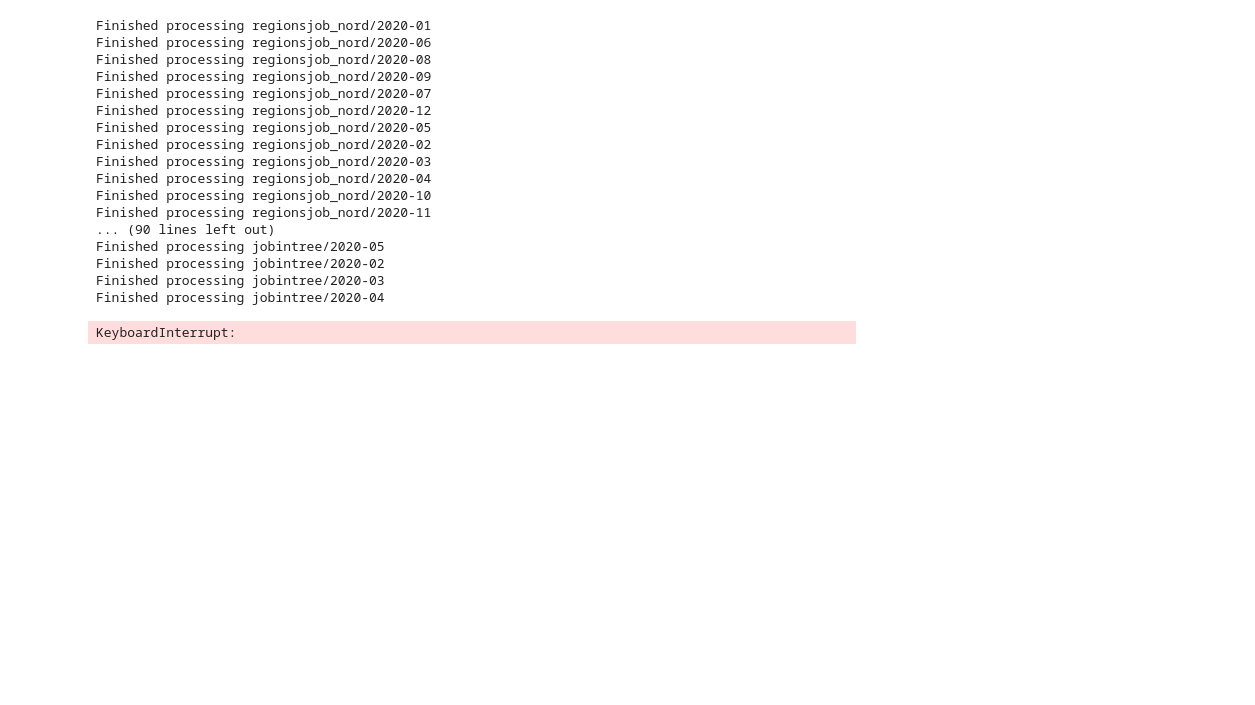
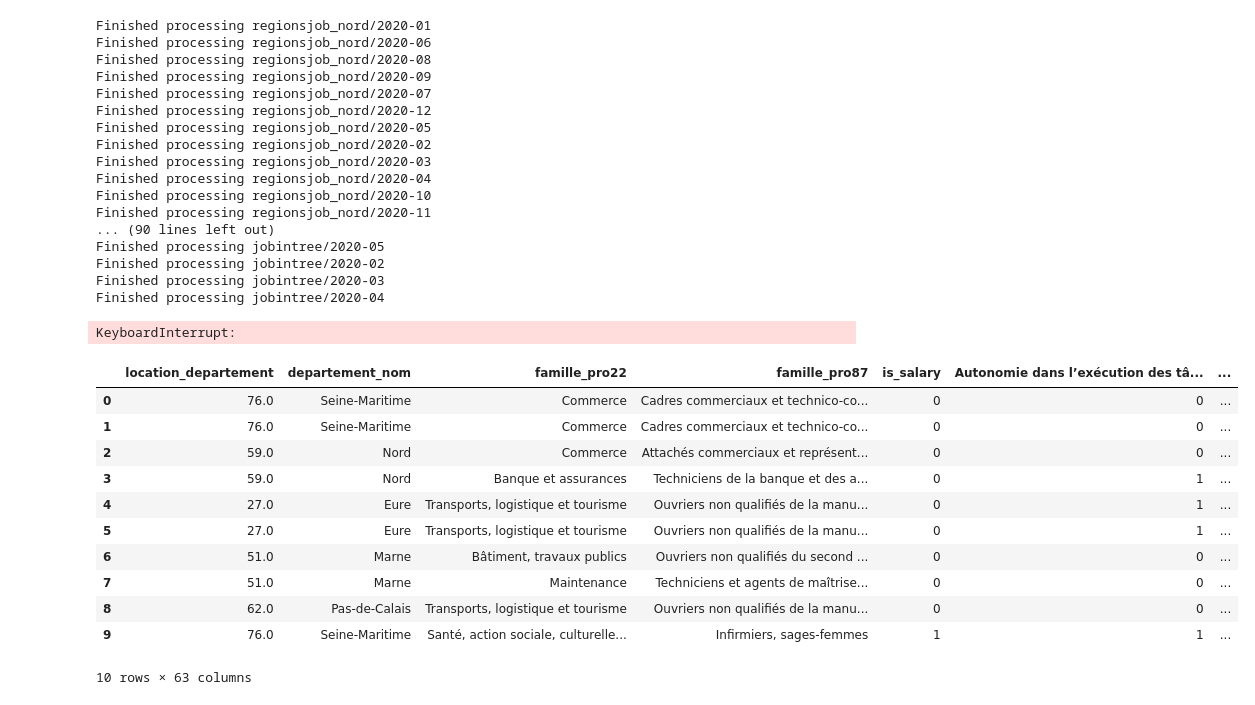
Before and after one commit to alfonsoawd/Project-NLPJobAds, a Jupyter notebook: src/04- Jocas Information Extraction.ipynb, the cells around one changed output. Cells and saved outputs as stored; diff of their text form; code cells hidden in the pictures; blank space fills up the shorter version.

```diff
--- a/src/04- Jocas Information Extraction.ipynb
+++ b/src/04- Jocas Information Extraction.ipynb
@@ -279,5 +258,45 @@ cols.insert(
 )
 merged2 = merged2[cols]
 
+# 9) Add aggregated category
+
+# 9.1 - Load attribute base
+attribute_base = pd.read_excel(attribute_base_path)
+attribute_base.drop_duplicates(subset="attribute_category_fr", inplace=True)
+
+# 9.2 - Mapping between aggregated cat and attribute cat
+mapping = (
+    attribute_base
+    .groupby('aggregate_category_fr')['attribute_category_fr']
+    .apply(list)
+    .to_dict()
+)
+
+# 9.3 - Create agg_<category> columns in merged2
+for agg_cat, sub_attrs in mapping.items():
+    col_name = f'agg_{agg_cat}'
+    valid_subs = [col for col in sub_attrs if col in merged2.columns]
+    if valid_subs:
+        # 1 if any sub-attribute is 1, else 0
+        merged2[col_name] = merged2[valid_subs].any(axis=1).astype(int)
+    else:
+        merged2[col_name] = 0
+
 # Export results
 merged2.to_csv(output_file, index=False)
+# %%
+# Head of the final dataset
+merged2.head(10)
+# %% [output]
+|  | location_departement | departement_nom | famille_pro22 | famille_pro87 | is_salary | Autonomie dans l’exécution des tâ... | ... |
+| 0 | 76.0 | Seine-Maritime | Commerce | Cadres commerciaux et technico-co... | 0 | 0 | ... |
+| 1 | 76.0 | Seine-Maritime | Commerce | Cadres commerciaux et technico-co... | 0 | 0 | ... |
+| 2 | 59.0 | Nord | Commerce | Attachés commerciaux et représent... | 0 | 0 | ... |
+| 3 | 59.0 | Nord | Banque et assurances | Techniciens de la banque et des a... | 0 | 1 | ... |
+| 4 | 27.0 | Eure | Transports, logistique et tourisme | Ouvriers non qualifiés de la manu... | 0 | 1 | ... |
+| 5 | 27.0 | Eure | Transports, logistique et tourisme | Ouvriers non qualifiés de la manu... | 0 | 1 | ... |
+| 6 | 51.0 | Marne | Bâtiment, travaux publics | Ouvriers non qualifiés du second ... | 0 | 0 | ... |
+| 7 | 51.0 | Marne | Maintenance | Techniciens et agents de maîtrise... | 0 | 0 | ... |
+| 8 | 62.0 | Pas-de-Calais | Transports, logistique et tourisme | Ouvriers non qualifiés de la manu... | 0 | 0 | ... |
+| 9 | 76.0 | Seine-Maritime | Santé, action sociale, culturelle... | Infirmiers, sages-femmes | 1 | 1 | ... |
+10 rows × 63 columns
```
Also changed, not shown: parts of 2 cells of this notebook, 2 other files.
